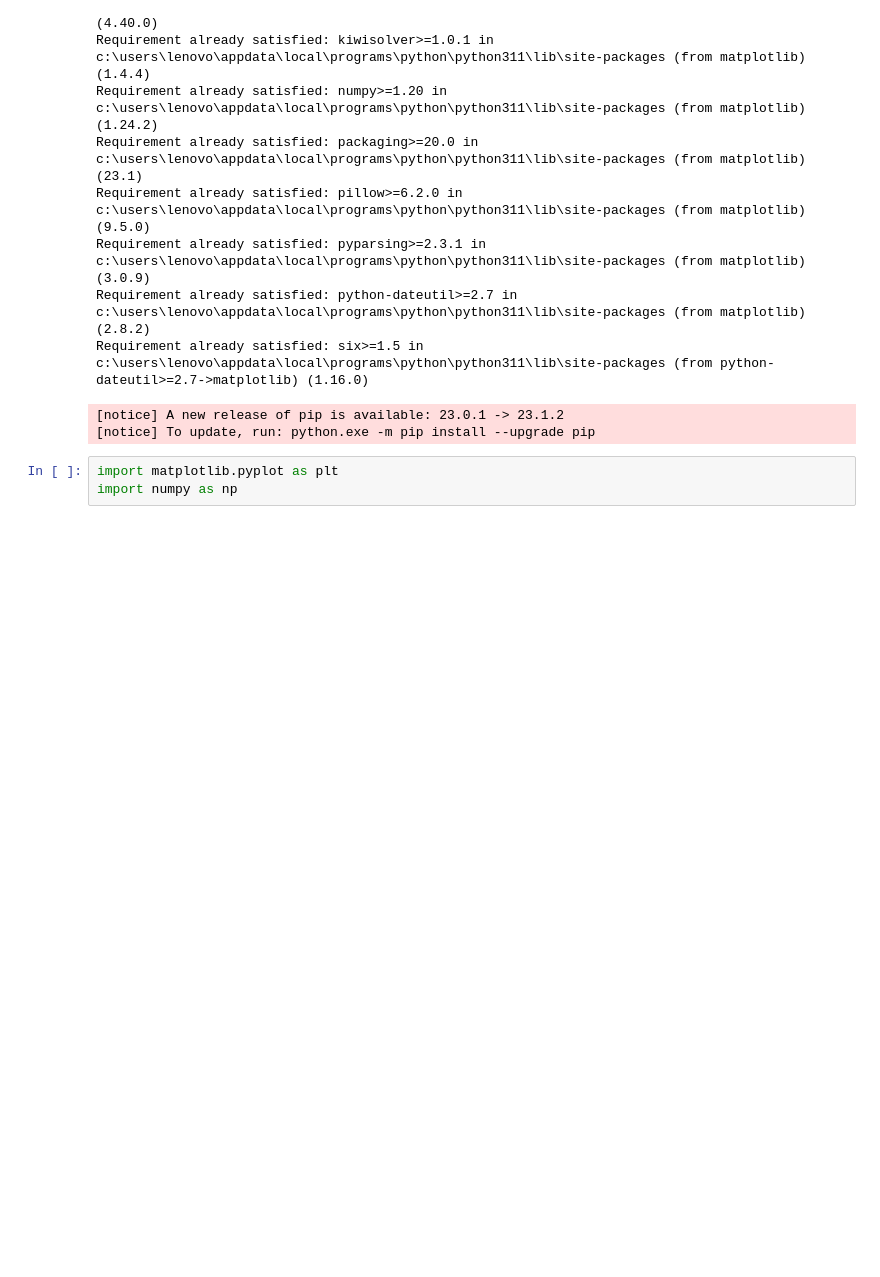
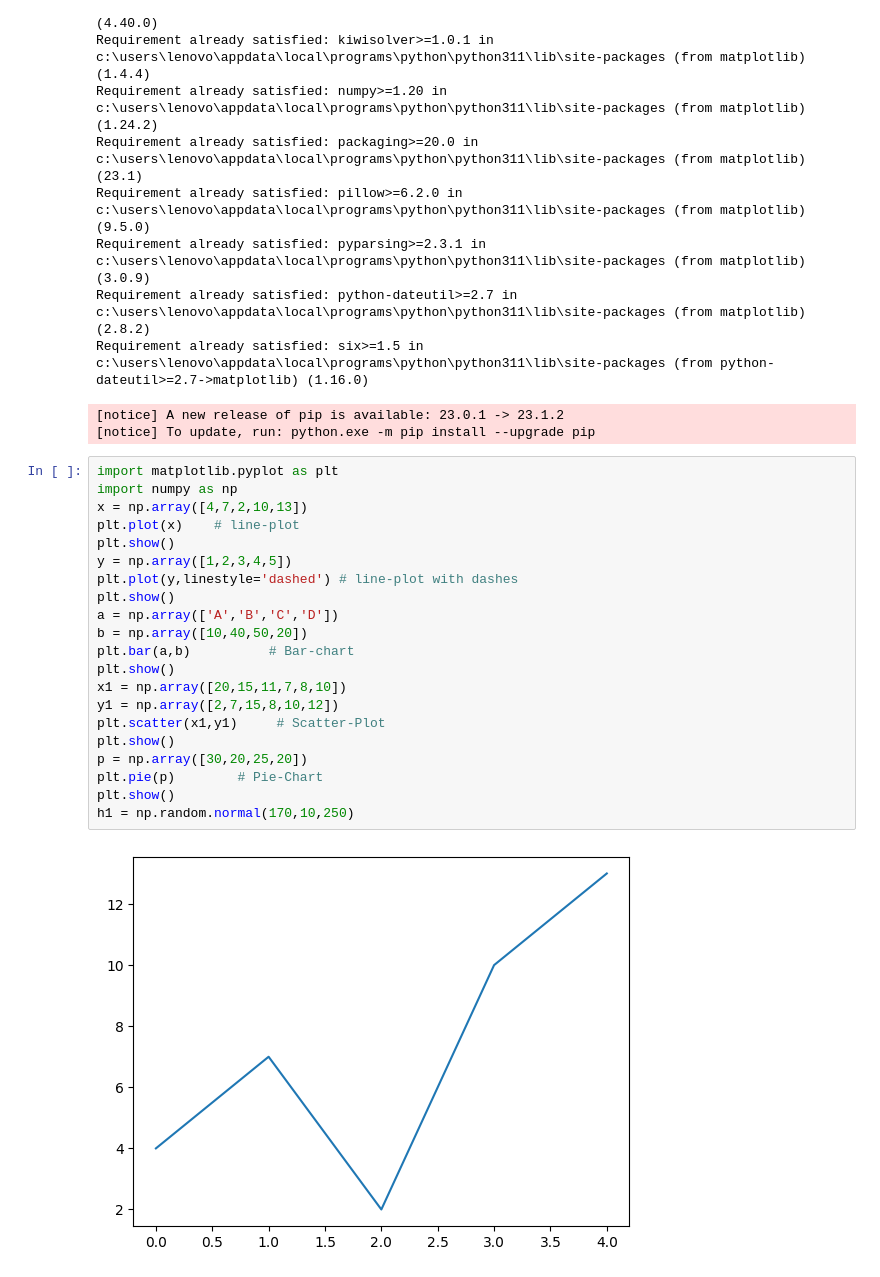
Before and after one commit to VishVandhan004/Code-404-, a Jupyter notebook: AI_ML/Machine_Learning1.ipynb, the cells around one changed output. Drawn from its saved outputs; the diff is of its cells as text; blank space fills up the shorter version.

```diff
--- a/AI_ML/Machine_Learning1.ipynb
+++ b/AI_ML/Machine_Learning1.ipynb
@@ -241,6 +241,26 @@ Requirement already satisfied: python-dateutil>=2.7 in c:\users\lenovo\appdata\l
 Requirement already satisfied: six>=1.5 in c:\users\lenovo\appdata\local\programs\python\python311\lib\site-packages (from python-dateutil>=2.7->matplotlib) (1.16.0)
 [notice] A new release of pip is available: 23.0.1 -> 23.1.2
 [notice] To update, run: python.exe -m pip install --upgrade pip
-# %%
-import matplotlib.pyplot as plt
-import numpy as np
+# %%
+import matplotlib.pyplot as plt
+import numpy as np
+x = np.array([4,7,2,10,13])
+plt.plot(x)    # line-plot
+plt.show()
+y = np.array([1,2,3,4,5])
+plt.plot(y,linestyle='dashed') # line-plot with dashes
+plt.show()
+a = np.array(['A','B','C','D'])
+b = np.array([10,40,50,20])
+plt.bar(a,b)          # Bar-chart
+plt.show()
+x1 = np.array([20,15,11,7,8,10])
+y1 = np.array([2,7,15,8,10,12])
+plt.scatter(x1,y1)     # Scatter-Plot
+plt.show()
+p = np.array([30,20,25,20])
+plt.pie(p)        # Pie-Chart
+plt.show()
+h1 = np.random.normal(170,10,250)
+# %% [output]
+[figure, added]
```
Also changed, not shown: parts of 1 cell of this notebook, 1 other file.
